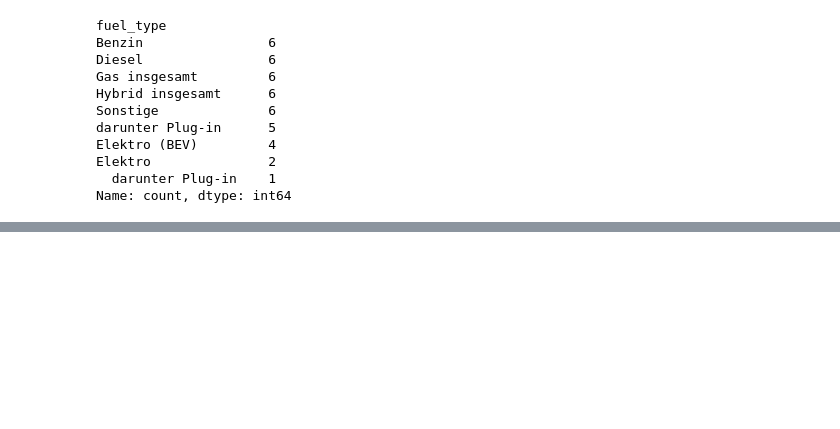
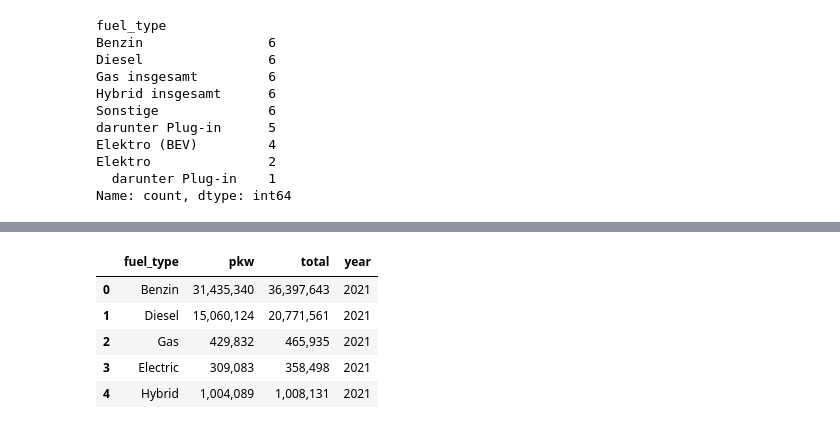
Before and after one commit to adelinerd/electric_cars, a Jupyter notebook: Autos_Total.ipynb, the cells around one changed output, grey strips where cells are left out. Drawn from its saved outputs; the diff is of its cells as text; code cells hidden in the pictures; blank space fills up the shorter version.

```diff
--- a/Autos_Total.ipynb
+++ b/Autos_Total.ipynb
@@ -101,4 +100,13 @@ Hybrid E              5
 Name: count, dtype: int64
+# %%
+df.head()
+# %% [output]
+|  | fuel_type | pkw | total | year |
+| 0 | Benzin | 31,435,340 | 36,397,643 | 2021 |
+| 1 | Diesel | 15,060,124 | 20,771,561 | 2021 |
+| 2 | Gas | 429,832 | 465,935 | 2021 |
+| 3 | Electric | 309,083 | 358,498 | 2021 |
+| 4 | Hybrid | 1,004,089 | 1,008,131 | 2021 |
 # %%
 # Convert 'pkw' and 'total' columns to integers (removing commas first)
 df["pkw"] = df["pkw"].str.replace(",", "").astype(int)
```
Also changed, not shown: parts of 6 cells of this notebook, 17 other files.
